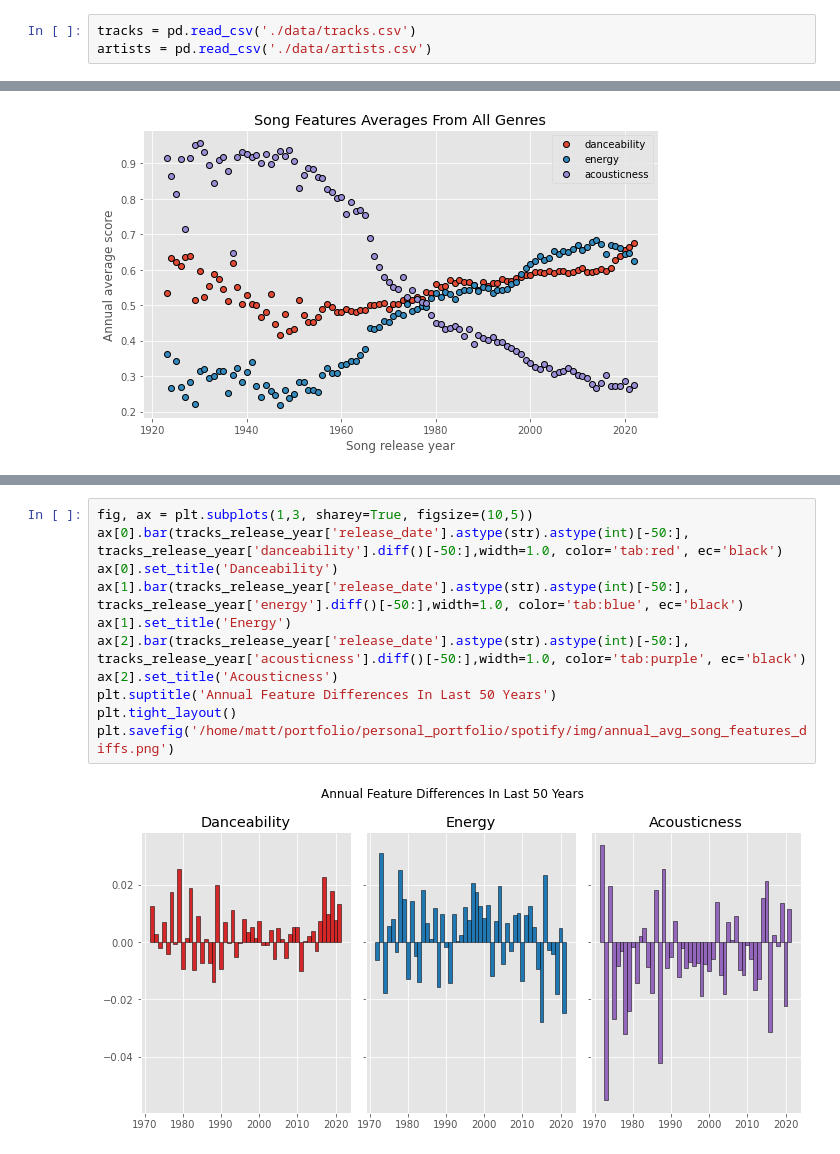
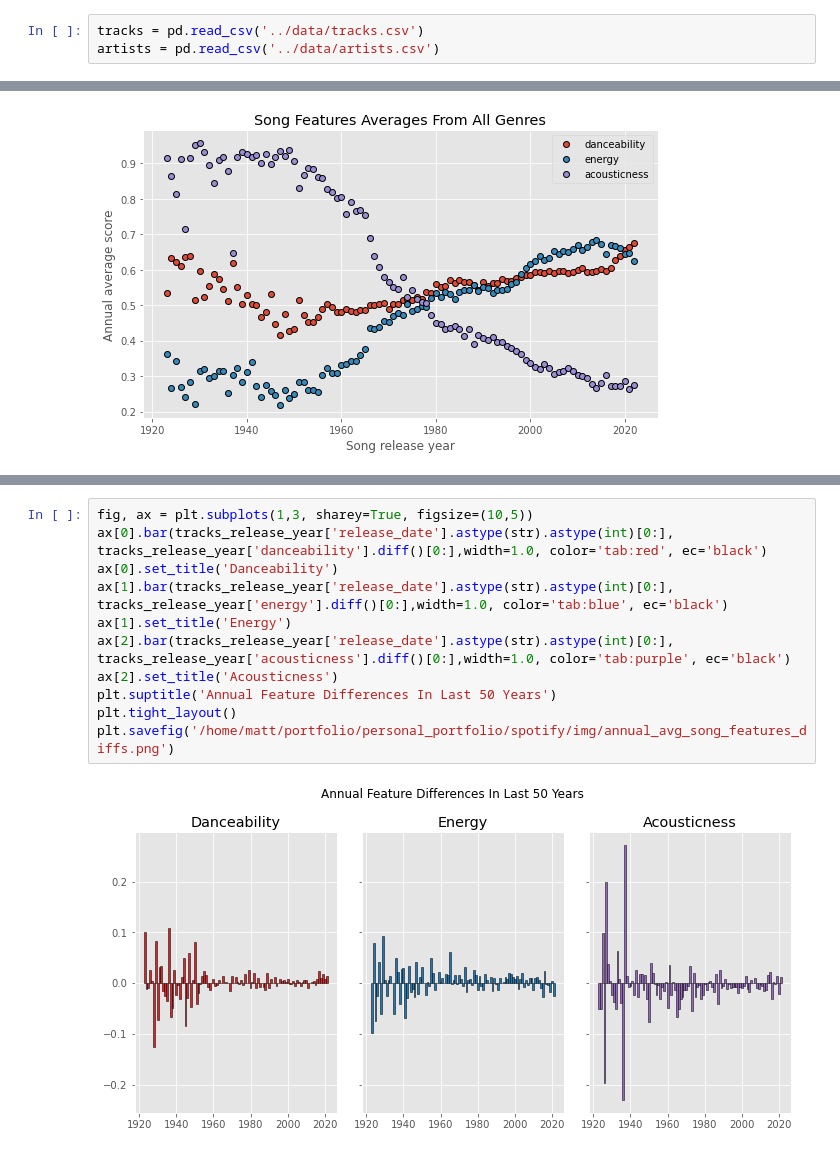
Before and after one commit to mattslatt/personal_portfolio, a Jupyter notebook: spotify/notebooks/analysis.ipynb, the cells around one changed output, grey strips where cells are left out. Saved outputs shown, nothing was run; the diff lists cells and outputs as text.

Commit message:
updated rock figures

```diff
--- a/spotify/notebooks/analysis.ipynb
+++ b/spotify/notebooks/analysis.ipynb
@@ -14,3 +17,3 @@ from src.wordcloud import *
 # %%
-tracks = pd.read_csv('./data/tracks.csv')
-artists = pd.read_csv('./data/artists.csv')
+tracks = pd.read_csv('../data/tracks.csv')
+artists = pd.read_csv('../data/artists.csv')
@@ -59,14 +82,14 @@ plt.savefig('/home/matt/portfolio/personal_portfolio/spotify/img/annual_avg_song
 # %%
 fig, ax = plt.subplots(1,3, sharey=True, figsize=(10,5))
-ax[0].bar(tracks_release_year['release_date'].astype(str).astype(int)[-50:], tracks_release_year['danceability'].diff()[-50:],width=1.0, color='tab:red', ec='black')
+ax[0].bar(tracks_release_year['release_date'].astype(str).astype(int)[0:], tracks_release_year['danceability'].diff()[0:],width=1.0, color='tab:red', ec='black')
 ax[0].set_title('Danceability')
-ax[1].bar(tracks_release_year['release_date'].astype(str).astype(int)[-50:], tracks_release_year['energy'].diff()[-50:],width=1.0, color='tab:blue', ec='black')
+ax[1].bar(tracks_release_year['release_date'].astype(str).astype(int)[0:], tracks_release_year['energy'].diff()[0:],width=1.0, color='tab:blue', ec='black')
 ax[1].set_title('Energy')
-ax[2].bar(tracks_release_year['release_date'].astype(str).astype(int)[-50:], tracks_release_year['acousticness'].diff()[-50:],width=1.0, color='tab:purple', ec='black')
+ax[2].bar(tracks_release_year['release_date'].astype(str).astype(int)[0:], tracks_release_year['acousticness'].diff()[0:],width=1.0, color='tab:purple', ec='black')
 ax[2].set_title('Acousticness')
 plt.suptitle('Annual Feature Differences In Last 50 Years')
 plt.tight_layout()
 plt.savefig('/home/matt/portfolio/personal_portfolio/spotify/img/annual_avg_song_features_diffs.png')
 # %% [output]
-[figure, old version]
+[figure, new version]
 # %%
```
Also changed, not shown: parts of 8 cells of this notebook, 6 other files.
